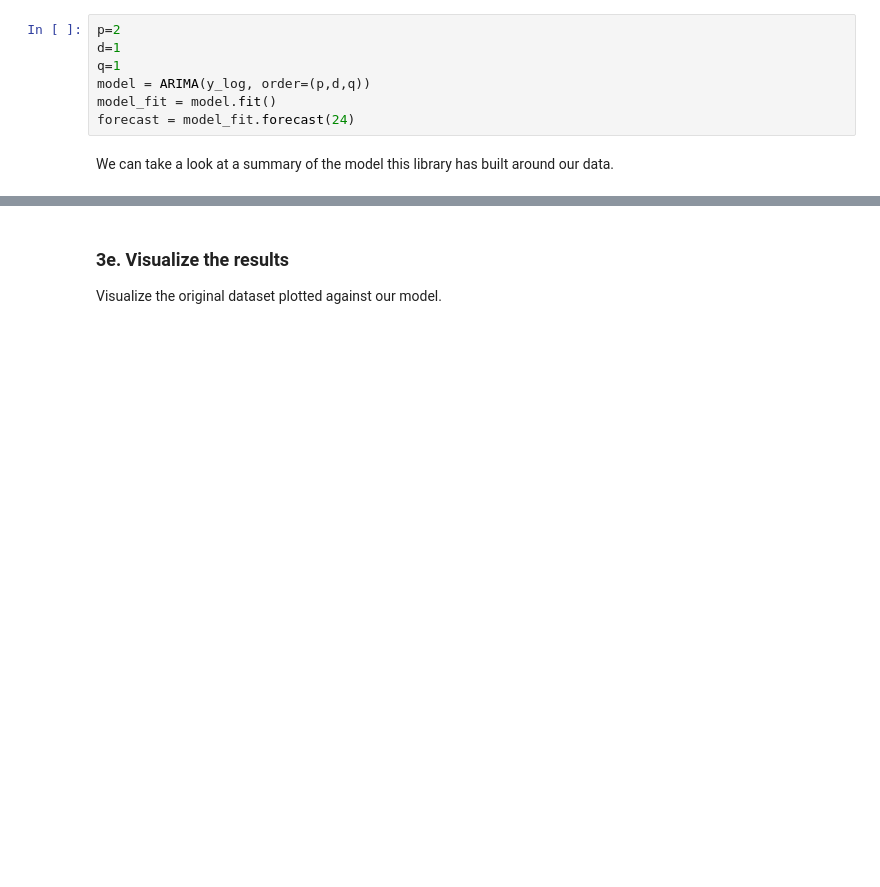
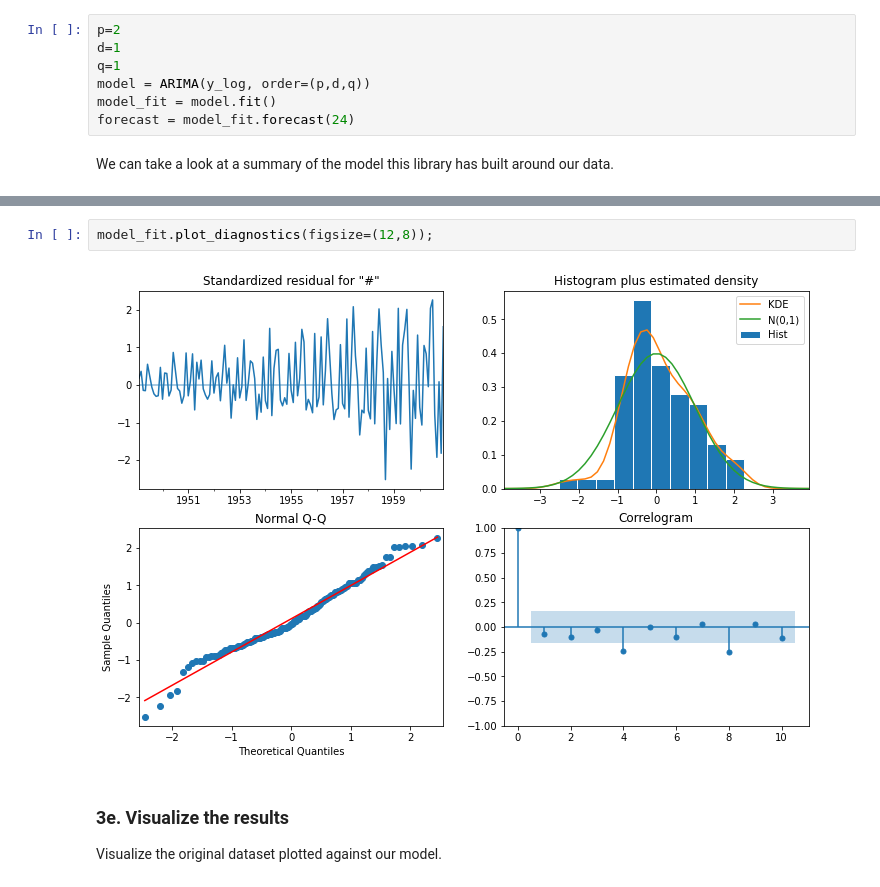
Before and after one commit to cabruck/DataScienceTimeSeriesCigarettes, a Jupyter notebook: Cowboy Cigarettes Case Study - Tier 3.ipynb, the cells around one changed output, grey strips where cells are left out. Saved outputs shown, nothing was run; the diff lists cells and outputs as text; blank space fills up the shorter version.

```diff
--- a/Cowboy Cigarettes Case Study - Tier 3.ipynb
+++ b/Cowboy Cigarettes Case Study - Tier 3.ipynb
@@ -561,6 +561,10 @@ SARIMAX Results
 Warnings:
 [1] Covariance matrix calculated using the outer product of gradients (complex-step).
 [2] Covariance matrix is singular or near-singular, with condition number 1.17e+36. Standard errors may be unstable.
+# %%
+model_fit.plot_diagnostics(figsize=(12,8));
+# %% [output]
+[figure, added]
 # %% [markdown]
 ### 3e. Visualize the results
 
```
Also changed, not shown: parts of 5 cells of this notebook, 1 other file.
